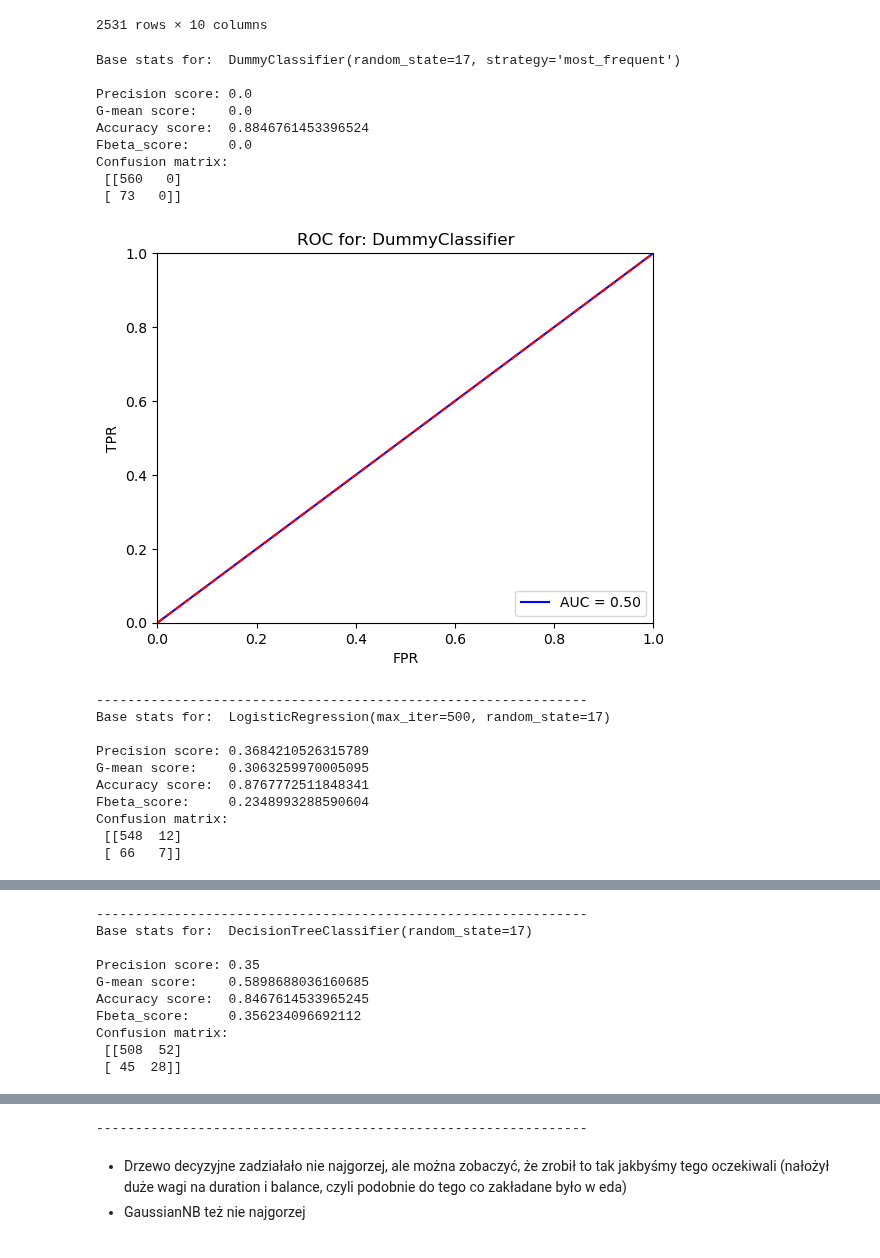
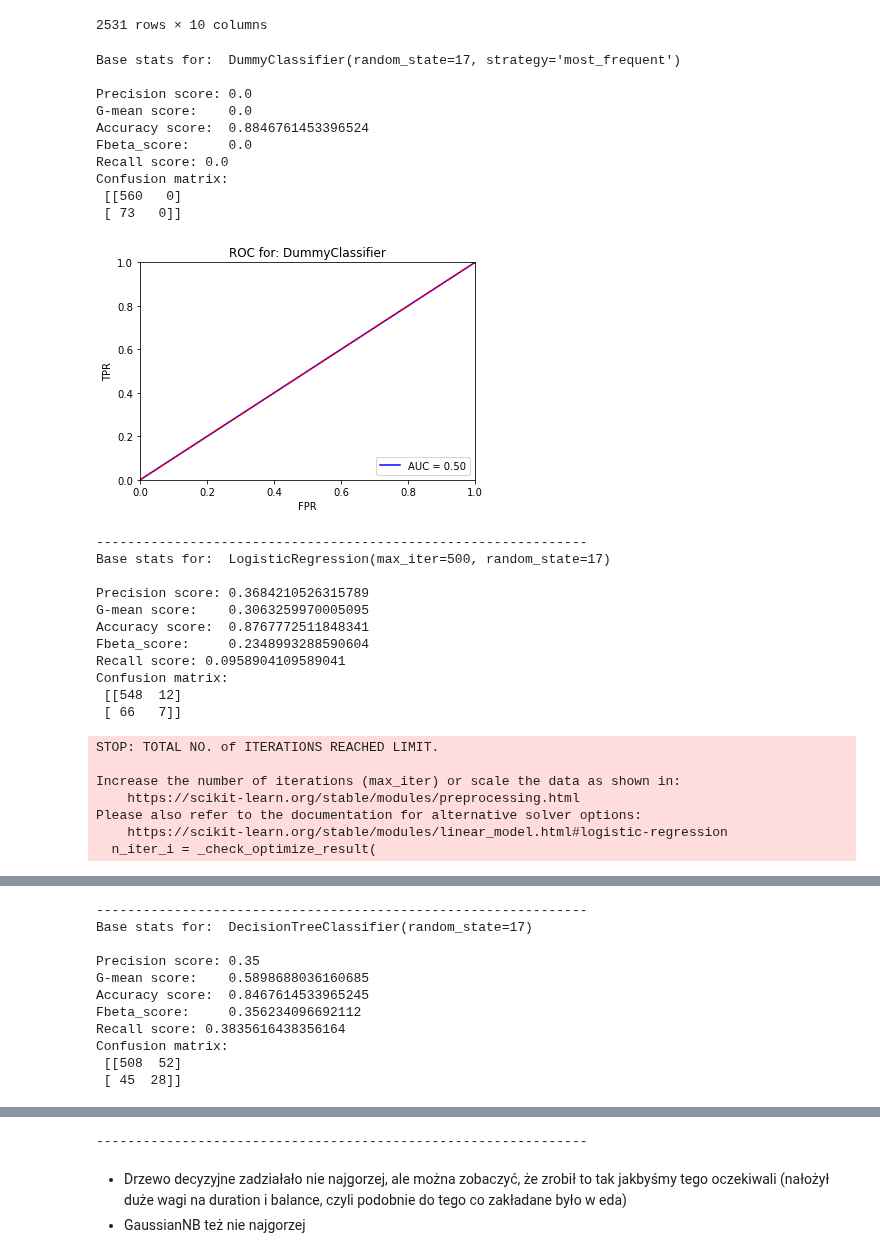
Before and after one commit to AristocratesJ/Bank-Marketing-Classification-Task, a Jupyter notebook: feature_engineering.ipynb, the cells around one changed output, grey strips where cells are left out. Cells and saved outputs as stored; diff of their text form; code cells hidden in the pictures.

```diff
--- a/feature_engineering.ipynb
+++ b/feature_engineering.ipynb
@@ -108,12 +110,14 @@ def base_test_model(model, X_train, X_test, y_train, y_test):
     g_mean = geometric_mean_score(y_test, y_hat)
     accuracy = accuracy_score(y_test, y_hat)
     fbeta = fbeta_score(y_test, y_hat, beta=0.5)
+    recall = recall_score(y_test,y_hat)
     print("Precision score:", precision)
     print("G-mean score:   ", g_mean)
     print("Accuracy score: ", accuracy)
     print("Fbeta_score:    ", fbeta)
+    print("Recall score:", recall)
     print("Confusion matrix: \n", confusion_matrix(y_test, y_hat))
-    return precision, g_mean, accuracy, fbeta
+    return precision, g_mean, accuracy, fbeta, recall
 # %%
 # Do plotowania krzywej roc
 def plot_roc_curve(model, title_model, X_test, y_test):
@@ -134,36 +138,38 @@ dc = DummyClassifier(strategy="most_frequent", random_state=seed)
 lr = LogisticRegression(max_iter=500, random_state=seed)
 
 tree1 = DecisionTreeClassifier(random_state=seed)
 
 svm = SVC(kernel="linear", random_state=seed, max_iter=5000, probability=True)
 
 nb = GaussianNB()
 
 models = [dc, lr, tree1, svm, nb]
 
-base_stats = {"precision": [], "g-mean": [], "accuracy": [], "fbeta": []}
+base_stats = {"precision": [], "g-mean": [], "accuracy": [], "fbeta": [], "recall": []}
 
 for model in models:
     print("Base stats for: ", model, "\n")
-    a, b, c, d = base_test_model(model, X_train_nn, X_test_nn, y_train, y_test)
+    a, b, c, d, e = base_test_model(model, X_train_nn, X_test_nn, y_train, y_test)
     if model != dc:
         base_stats["precision"].append(a)
         base_stats["g-mean"].append(b)
         base_stats["accuracy"].append(c)
         base_stats["fbeta"].append(d)
+        base_stats["recall"].append(e)
     plot_roc_curve(model, model, X_test_nn, y_test)
     print("---------------------------------------------------------------")
 # %% [output]
 Base stats for:  DummyClassifier(random_state=17, strategy='most_frequent')
 
 Precision score: 0.0
 G-mean score:    0.0
 Accuracy score:  0.8846761453396524
 Fbeta_score:     0.0
+Recall score: 0.0
 Confusion matrix:
  [[560   0]
  [ 73   0]]
-[figure, old version]
+[figure, new version]
 ---------------------------------------------------------------
 Base stats for:  LogisticRegression(max_iter=500, random_state=17)
 
@@ -171,6 +177,14 @@ Precision score: 0.3684210526315789
 G-mean score:    0.3063259970005095
 Accuracy score:  0.8767772511848341
 Fbeta_score:     0.2348993288590604
+Recall score: 0.0958904109589041
 Confusion matrix:
  [[548  12]
  [ 66   7]]
+STOP: TOTAL NO. of ITERATIONS REACHED LIMIT.
+
+Increase the number of iterations (max_iter) or scale the data as shown in:
+    https://scikit-learn.org/stable/modules/preprocessing.html
+Please also refer to the documentation for alternative solver options:
+    https://scikit-learn.org/stable/modules/linear_model.html#logistic-regression
+  n_iter_i = _check_optimize_result(
@@ -178,10 +192,11 @@ Confusion matrix:
----------------------------------------------------------------
-Base stats for:  DecisionTreeClassifier(random_state=17)
-
-Precision score: 0.35
-G-mean score:    0.5898688036160685
-Accuracy score:  0.8467614533965245
-Fbeta_score:     0.356234096692112
-Confusion matrix:
- [[508  52]
- [ 45  28]]
+---------------------------------------------------------------
+Base stats for:  DecisionTreeClassifier(random_state=17)
+
+Precision score: 0.35
+G-mean score:    0.5898688036160685
+Accuracy score:  0.8467614533965245
+Fbeta_score:     0.356234096692112
+Recall score: 0.3835616438356164
+Confusion matrix:
+ [[508  52]
+ [ 45  28]]
@@ -211,4 +228,4 @@ Confusion matrix:
----------------------------------------------------------------
+---------------------------------------------------------------
 # %% [markdown]
 - Drzewo decyzyjne zadziałało nie najgorzej, ale można zobaczyć, że zrobił to tak jakbyśmy tego oczekiwali (nałożył duże wagi na duration i balance, czyli podobnie do tego co zakładane było w eda)
 - GaussianNB też nie najgorzej
```
Also changed, not shown: parts of 24 cells of this notebook.
